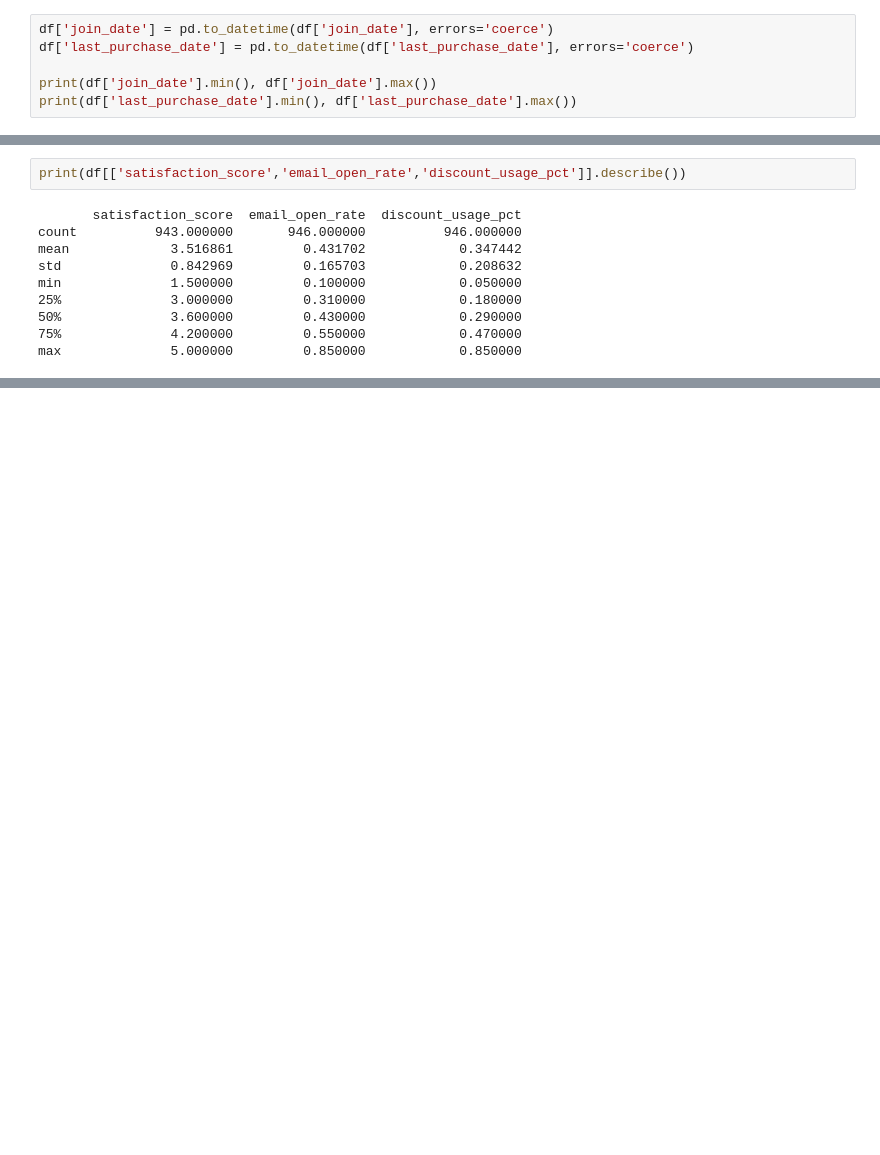
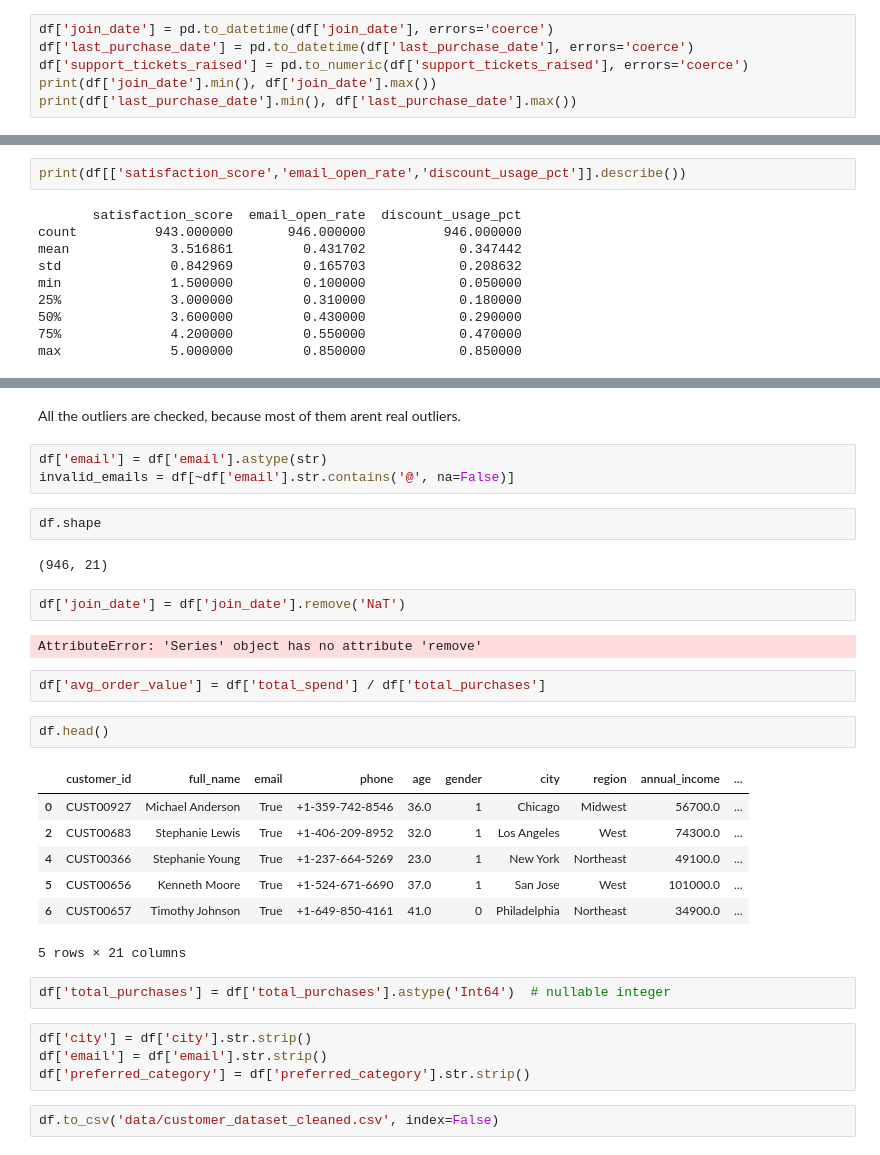
Before and after one commit to ryomenhaider/ecom-sales-eda, a Jupyter notebook: datacleaning.ipynb, the cells around one changed output, grey strips where cells are left out. Saved outputs shown, nothing was run; the diff lists cells and outputs as text; blank space fills up the shorter version.

```diff
--- a/datacleaning.ipynb
+++ b/datacleaning.ipynb
@@ -181,7 +181,7 @@ Shape after dropping duplicates: (1000, 20)
 # %%
 df['join_date'] = pd.to_datetime(df['join_date'], errors='coerce')
 df['last_purchase_date'] = pd.to_datetime(df['last_purchase_date'], errors='coerce')
-
+df['support_tickets_raised'] = pd.to_numeric(df['support_tickets_raised'], errors='coerce')
 print(df['join_date'].min(), df['join_date'].max())
 print(df['last_purchase_date'].min(), df['last_purchase_date'].max())
 # %% [output]
@@ -401,0 +410,33 @@ df.to_csv('data/customer_dataset_cleaned.csv', index=False)
+# %% [markdown]
+All the outliers are checked, because most of them arent real outliers.
+# %%
+df['email'] = df['email'].astype(str)
+invalid_emails = df[~df['email'].str.contains('@', na=False)]
+# %%
+df.shape
+# %% [output]
+(946, 21)
+# %%
+df['join_date'] = df['join_date'].remove('NaT')
+# %% [output]
+AttributeError: 'Series' object has no attribute 'remove'
+# %%
+df['avg_order_value'] = df['total_spend'] / df['total_purchases']
+# %%
+df.head()
+# %% [output]
+|  | customer_id | full_name | email | phone | age | gender | city | region | annual_income | ... |
+| 0 | CUST00927 | Michael Anderson | True | +1-359-742-8546 | 36.0 | 1 | Chicago | Midwest | 56700.0 | ... |
+| 2 | CUST00683 | Stephanie Lewis | True | +1-406-209-8952 | 32.0 | 1 | Los Angeles | West | 74300.0 | ... |
+| 4 | CUST00366 | Stephanie Young | True | +1-237-664-5269 | 23.0 | 1 | New York | Northeast | 49100.0 | ... |
+| 5 | CUST00656 | Kenneth Moore | True | +1-524-671-6690 | 37.0 | 1 | San Jose | West | 101000.0 | ... |
+| 6 | CUST00657 | Timothy Johnson | True | +1-649-850-4161 | 41.0 | 0 | Philadelphia | Northeast | 34900.0 | ... |
+5 rows × 21 columns
+# %%
+df['total_purchases'] = df['total_purchases'].astype('Int64')  # nullable integer
+# %%
+df['city'] = df['city'].str.strip()
+df['email'] = df['email'].str.strip()
+df['preferred_category'] = df['preferred_category'].str.strip()
+# %%
+df.to_csv('data/customer_dataset_cleaned.csv', index=False)
```
Also changed, not shown: parts of 2 cells of this notebook, 2 other files.
